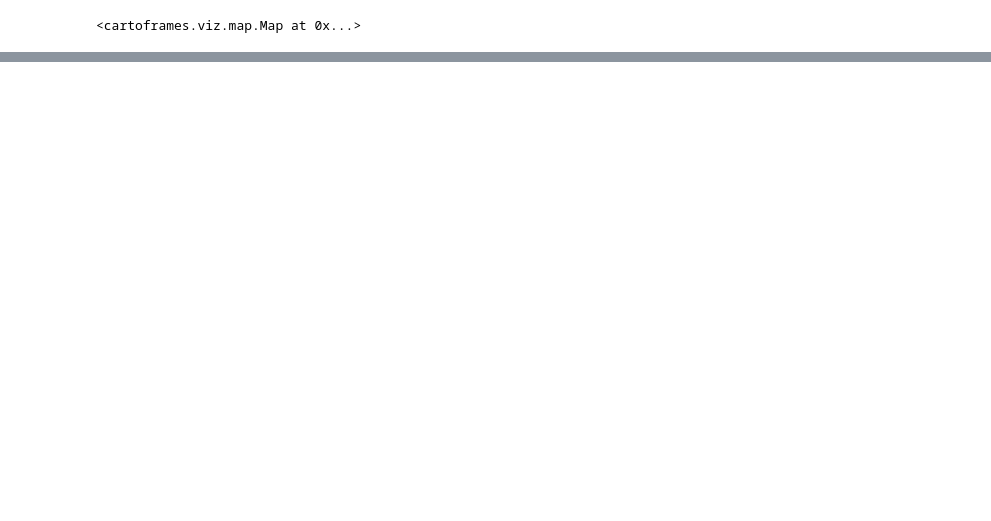
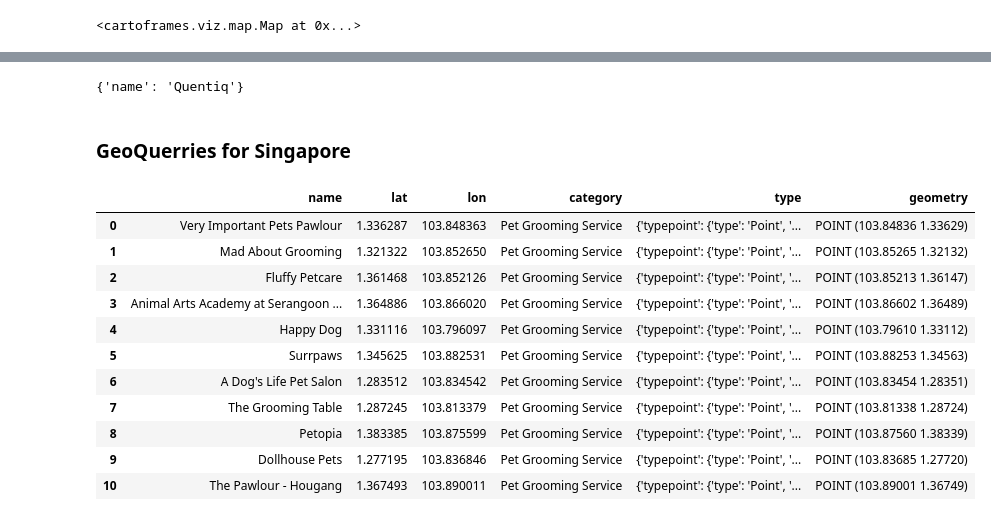
Before and after one commit to casoncalvet/Project_3, a Jupyter notebook: code/my-code.ipynb, the cells around one changed output, grey strips where cells are left out. Drawn from its saved outputs; the diff is of its cells as text; code cells hidden in the pictures; blank space fills up the shorter version.

```diff
--- a/code/my-code.ipynb
+++ b/code/my-code.ipynb
@@ -402,0 +546,6 @@ def format_coors(og_tuple):
+# %%
+find_area(['47.364702', '8.549989'])
+# %% [output]
+{'name': 'Quentiq'}
+# %% [markdown]
+### GeoQuerries for Singapore
@@ -402,0 +562,48 @@ def format_coors(og_tuple):
+# %%
+def Cats_Des_Sing(designsing):
+    """
+    Match categories for Design in Singapore
+    """
+    designsing['category'] = designsing['category'].str.replace("Children's Clothing Store",'Design Studio')
+    designsing['category'] = designsing['category'].str.replace("Women's Store",'Design Studio')
+    designsing['category'] = designsing['category'].str.replace("Construction",'Design Studio')
+    designsing['category'] = designsing['category'].str.replace("General Contractor",'Design Studio')
+    designsing['category'] = designsing['category'].str.replace("Interior Designer",'Design Studio')
+    designsing['category'] = designsing['category'].str.replace("Arts and Entertainment",'Design Studio')
+    designsing['category'] = designsing['category'].str.replace("Art Gallery",'Design Studio')
+    designsing['category'] = designsing['category'].str.replace("Retail",'Design Studio')
+    designsing['category'] = designsing['category'].str.replace("Clothing Store",'Design Studio')
+    designsing['category'] = designsing['category'].str.replace("Gift Store",'Design Studio')
+    designsing['category'] = designsing['category'].str.replace("Photographer",'Design Studio')
+    designsing['category'] = designsing['category'].str.replace("Carpenter",'Design Studio')
+    designsing['category'] = designsing['category'].str.replace("Business and Professional Services",'Design Studio')
+    designsing.reset_index(drop= True, inplace= True)
+    return designsing
+
+designsing= Cats_Des_Sing(designsing)
+# %%
+tech_singapore
+designsing
+starbucksing
+AirSing
+BasketSingC
+caresingg
+BarSing
+GroomSing
+
+
+#SingConditions = pd.concat([tech_singapore, designsing, starbucksing, BasketSingC,caresingg,AirSing,BarSing,GroomSing])
+#SingConditions.reset_index(inplace= True, drop= True)
+# %% [output]
+|  | name | lat | lon | category | type | geometry |
+| 0 | Very Important Pets Pawlour | 1.336287 | 103.848363 | Pet Grooming Service | {'typepoint': {'type': 'Point', '... | POINT (103.84836 1.33629) |
+| 1 | Mad About Grooming | 1.321322 | 103.852650 | Pet Grooming Service | {'typepoint': {'type': 'Point', '... | POINT (103.85265 1.32132) |
+| 2 | Fluffy Petcare | 1.361468 | 103.852126 | Pet Grooming Service | {'typepoint': {'type': 'Point', '... | POINT (103.85213 1.36147) |
+| 3 | Animal Arts Academy at Serangoon ... | 1.364886 | 103.866020 | Pet Grooming Service | {'typepoint': {'type': 'Point', '... | POINT (103.86602 1.36489) |
+| 4 | Happy Dog | 1.331116 | 103.796097 | Pet Grooming Service | {'typepoint': {'type': 'Point', '... | POINT (103.79610 1.33112) |
+| 5 | Surrpaws | 1.345625 | 103.882531 | Pet Grooming Service | {'typepoint': {'type': 'Point', '... | POINT (103.88253 1.34563) |
+| 6 | A Dog's Life Pet Salon | 1.283512 | 103.834542 | Pet Grooming Service | {'typepoint': {'type': 'Point', '... | POINT (103.83454 1.28351) |
+| 7 | The Grooming Table | 1.287245 | 103.813379 | Pet Grooming Service | {'typepoint': {'type': 'Point', '... | POINT (103.81338 1.28724) |
+| 8 | Petopia | 1.383385 | 103.875599 | Pet Grooming Service | {'typepoint': {'type': 'Point', '... | POINT (103.87560 1.38339) |
+| 9 | Dollhouse Pets | 1.277195 | 103.836846 | Pet Grooming Service | {'typepoint': {'type': 'Point', '... | POINT (103.83685 1.27720) |
+| 10 | The Pawlour - Hougang | 1.367493 | 103.890011 | Pet Grooming Service | {'typepoint': {'type': 'Point', '... | POINT (103.89001 1.36749) |
```
Also changed, not shown: parts of 32 cells of this notebook, 5 other files.
